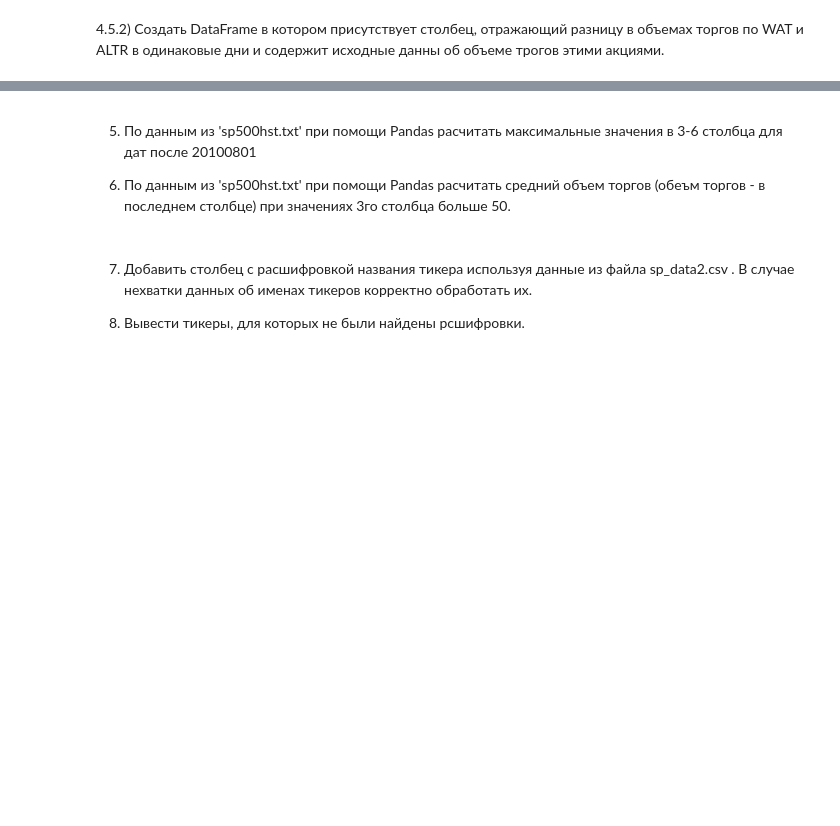
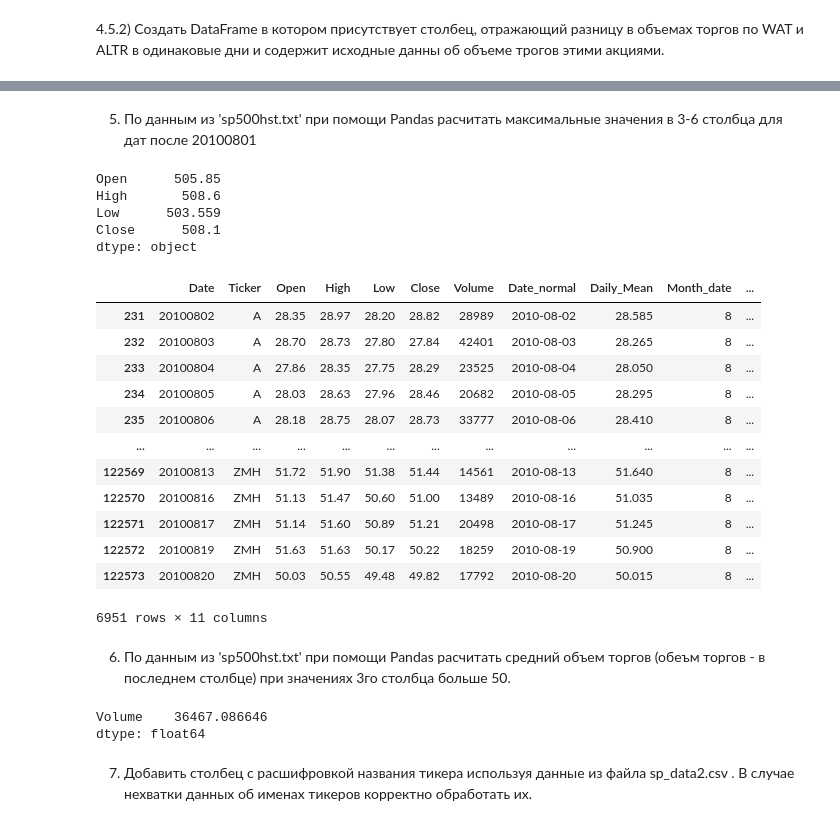
Before and after one commit to nik-boop/BDT, a Jupyter notebook: 2/TOBD_sem02_pandas_tsk.ipynb, the cells around one changed output, grey strips where cells are left out. Cells and saved outputs as stored; diff of their text form; code cells hidden in the pictures; blank space fills up the shorter version.

```diff
--- a/2/TOBD_sem02_pandas_tsk.ipynb
+++ b/2/TOBD_sem02_pandas_tsk.ipynb
@@ -36,8 +291,39 @@ import numpy as np
+# %% [markdown]
+5) По данным из 'sp500hst.txt' при помощи Pandas расчитать максимальные значения в 3-6 столбца для дат после 20100801
+# %%
+max_match = df[df["Date_normal"] > "2010-08-01"].max()
+
+max_match[["Open", "High", "Low", "Close"]]
+# %% [output]
+Open      505.85
+High       508.6
+Low      503.559
+Close      508.1
+dtype: object
+# %%
+df[df["Date_normal"] > "2010-08-01"]
+# %% [output]
+|  | Date | Ticker | Open | High | Low | Close | Volume | Date_normal | Daily_Mean | Month_date | ... |
+| 231 | 20100802 | A | 28.35 | 28.97 | 28.20 | 28.82 | 28989 | 2010-08-02 | 28.585 | 8 | ... |
+| 232 | 20100803 | A | 28.70 | 28.73 | 27.80 | 27.84 | 42401 | 2010-08-03 | 28.265 | 8 | ... |
+| 233 | 20100804 | A | 27.86 | 28.35 | 27.75 | 28.29 | 23525 | 2010-08-04 | 28.050 | 8 | ... |
+| 234 | 20100805 | A | 28.03 | 28.63 | 27.96 | 28.46 | 20682 | 2010-08-05 | 28.295 | 8 | ... |
+| 235 | 20100806 | A | 28.18 | 28.75 | 28.07 | 28.73 | 33777 | 2010-08-06 | 28.410 | 8 | ... |
+| ... | ... | ... | ... | ... | ... | ... | ... | ... | ... | ... | ... |
+| 122569 | 20100813 | ZMH | 51.72 | 51.90 | 51.38 | 51.44 | 14561 | 2010-08-13 | 51.640 | 8 | ... |
+| 122570 | 20100816 | ZMH | 51.13 | 51.47 | 50.60 | 51.00 | 13489 | 2010-08-16 | 51.035 | 8 | ... |
+| 122571 | 20100817 | ZMH | 51.14 | 51.60 | 50.89 | 51.21 | 20498 | 2010-08-17 | 51.245 | 8 | ... |
+| 122572 | 20100819 | ZMH | 51.63 | 51.63 | 50.17 | 50.22 | 18259 | 2010-08-19 | 50.900 | 8 | ... |
+| 122573 | 20100820 | ZMH | 50.03 | 50.55 | 49.48 | 49.82 | 17792 | 2010-08-20 | 50.015 | 8 | ... |
+6951 rows × 11 columns
 # %% [markdown]
-5) По данным из 'sp500hst.txt' при помощи Pandas расчитать максимальные значения в 3-6 столбца для дат после 20100801
-
 6) По данным из 'sp500hst.txt' при помощи Pandas расчитать средний объем торгов (обеъм торгов - в последнем столбце) при значениях 3го столбца больше 50.
+# %%
+mean_match = df[df["Open"] > 50].mean(numeric_only=True)
+
+mean_match[["Volume"]]
+# %% [output]
+Volume    36467.086646
+dtype: float64
 # %% [markdown]
 7) Добавить столбец с расшифровкой названия тикера используя данные из файла sp_data2.csv . В случае нехватки данных об именах тикеров корректно обработать их.
-
-8) Вывести тикеры, для которых не были найдены рсшифровки.
```
Also changed, not shown: parts of 33 cells of this notebook, 21 other files.
